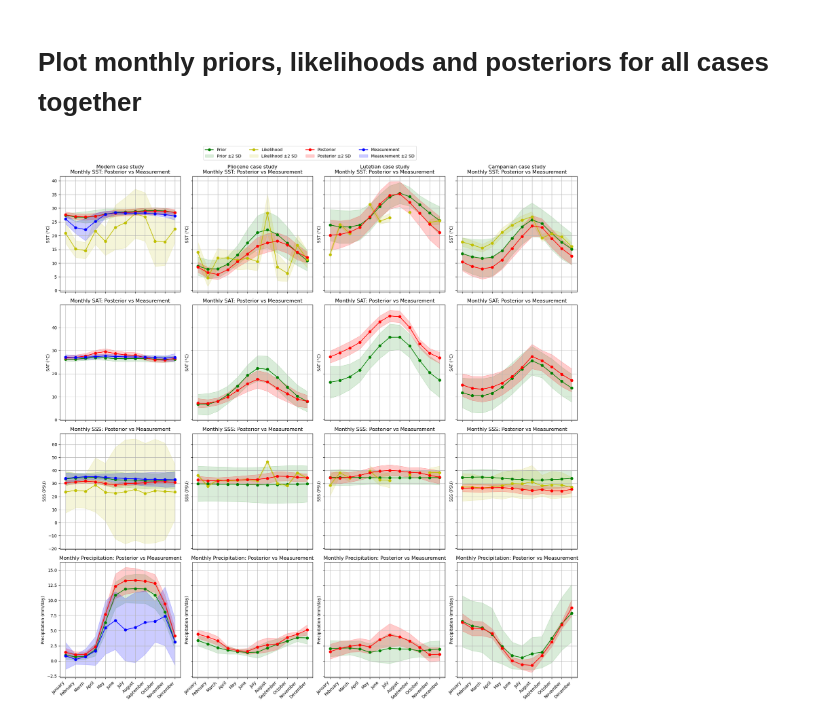
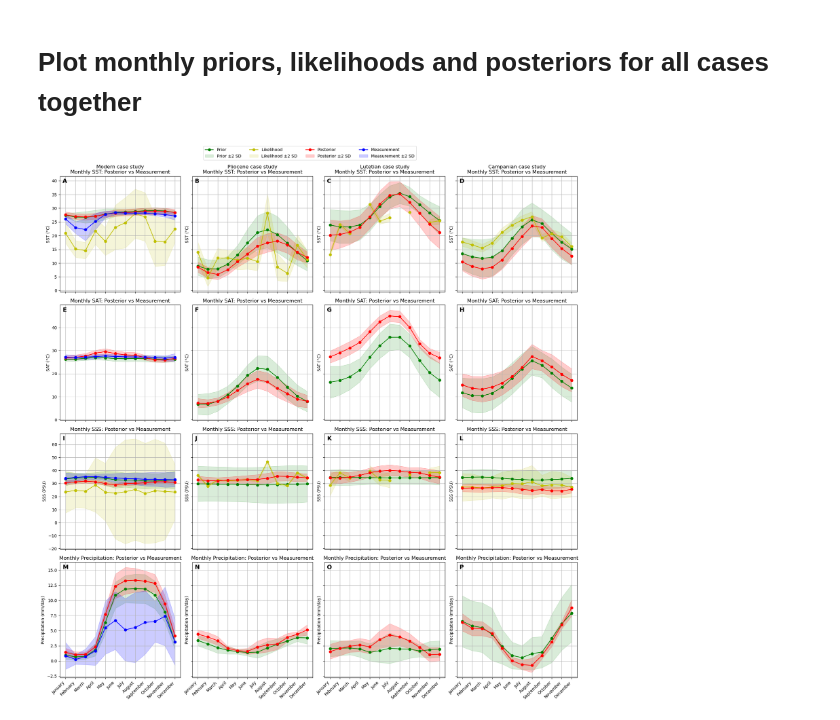
Before and after one commit to nielsjdewinter/SeasonalDA_script, a Jupyter notebook: Seasonal_DA_plot_posteriors.ipynb, the cells around one changed output. Drawn from its saved outputs; the diff is of its cells as text; code cells hidden in the pictures.

```diff
--- a/Seasonal_DA_plot_posteriors.ipynb
+++ b/Seasonal_DA_plot_posteriors.ipynb
@@ -40,6 +40,18 @@ print(Campanian_priors_outcomes_df.head())
 # Plot monthly priors, likelihoods and posteriors for all cases together
 # %%
 fig, axes = plt.subplots(4, 4, figsize=(18, 18), sharex='col', sharey='row')
+subplot_labels = list("ABCDEFGHIJKLMNOP")
+for ax, label in zip(axes.flatten(), subplot_labels):
+    ax.text(
+        0.02,
+        0.98,
+        label,
+        transform=ax.transAxes,
+        fontsize=14,
+        fontweight='bold',
+        va='top',
+        ha='left'
+    )
 
 months_scale = np.arange(1, 13)
 month_names = ['January', 'February', 'March', 'April', 'May', 'June', 'July', 'August', 'September', 'October', 'November', 'December']
@@ -514,31 +526,31 @@ axes[3, 3].set_xticks(months_scale)
 axes[3, 3].set_xticklabels(month_names, rotation=45, ha="right")
 axes[3, 3].set_ylabel('Precipitation (mm/day)')
 axes[3, 3].set_title('Monthly Precipitation: Posterior vs Measurement')
 axes[3, 3].grid(True)
 
 # Merge legends from all subplots into a single legend for the entire figure
 legend_handles = []
 legend_labels = []
 for ax in axes.flatten():
     handles, labels = ax.get_legend_handles_labels()
     for handle, label in zip(handles, labels):
         if label not in legend_labels:
             legend_handles.append(handle)
             legend_labels.append(label)
     legend = ax.get_legend()
     if legend:
         legend.remove()
 
 fig.legend(
     legend_handles,
     legend_labels,
     loc='upper center',
     ncol=4,
     frameon=True,
     bbox_to_anchor=(0.5, 1.03)
 )
 plt.tight_layout(rect=[0, 0, 1.5, 0.5])
 plt.tight_layout()
 plt.show()
 # %% [output]
-[figure, old version]
+[figure, new version]
```
Also changed, not shown: 4 other files.
